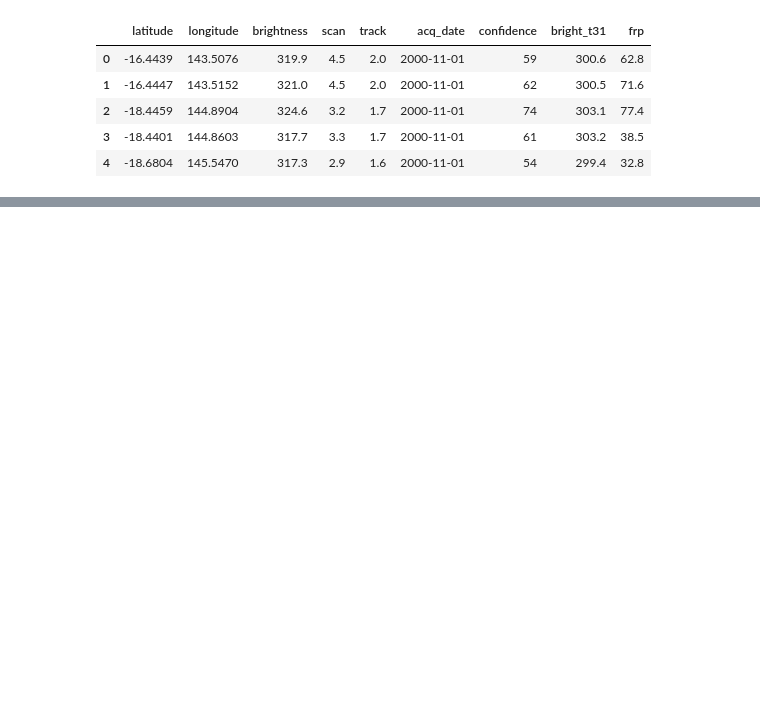
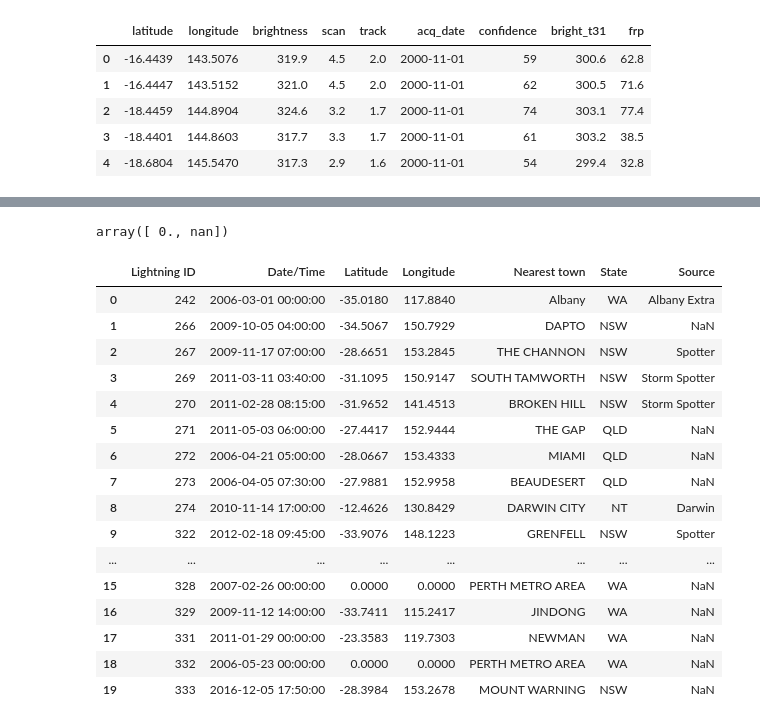
Before and after one commit to johannas/AustralienFiresFromSpace_Schoeggl_Vorauer, a Jupyter notebook: Notebooks/data_cleaning.ipynb, the cells around one changed output, grey strips where cells are left out. Drawn from its saved outputs; the diff is of its cells as text; code cells hidden in the pictures; blank space fills up the shorter version.

```diff
--- a/Notebooks/data_cleaning.ipynb
+++ b/Notebooks/data_cleaning.ipynb
@@ -14,0 +129,2 @@ allmodis.head()
+# %%
+lightning = pd.read_csv(r'..\Data\Raw\lightning.csv')
@@ -14,0 +160,24 @@ allmodis.head()
+# %%
+lightning['Number of deaths'].unique()
+# %% [output]
+array([ 0., nan])
+# %%
+lightning.drop(['Unnamed: 15', 'Power line deaths', 'Number of injuries', 'Number of deaths', 'Insurance payout', 'Damage total', 'Flash rate', 'Max current', 'Severity confidence description'], 1)
+# %% [output]
+|  | Lightning ID | Date/Time | Latitude | Longitude | Nearest town | State | Source |
+| 0 | 242 | 2006-03-01 00:00:00 | -35.0180 | 117.8840 | Albany | WA | Albany Extra |
+| 1 | 266 | 2009-10-05 04:00:00 | -34.5067 | 150.7929 | DAPTO | NSW | NaN |
+| 2 | 267 | 2009-11-17 07:00:00 | -28.6651 | 153.2845 | THE CHANNON | NSW | Spotter |
+| 3 | 269 | 2011-03-11 03:40:00 | -31.1095 | 150.9147 | SOUTH TAMWORTH | NSW | Storm Spotter |
+| 4 | 270 | 2011-02-28 08:15:00 | -31.9652 | 141.4513 | BROKEN HILL | NSW | Storm Spotter |
+| 5 | 271 | 2011-05-03 06:00:00 | -27.4417 | 152.9444 | THE GAP | QLD | NaN |
+| 6 | 272 | 2006-04-21 05:00:00 | -28.0667 | 153.4333 | MIAMI | QLD | NaN |
+| 7 | 273 | 2006-04-05 07:30:00 | -27.9881 | 152.9958 | BEAUDESERT | QLD | NaN |
+| 8 | 274 | 2010-11-14 17:00:00 | -12.4626 | 130.8429 | DARWIN CITY | NT | Darwin |
+| 9 | 322 | 2012-02-18 09:45:00 | -33.9076 | 148.1223 | GRENFELL | NSW | Spotter |
+| ... | ... | ... | ... | ... | ... | ... | ... |
+| 15 | 328 | 2007-02-26 00:00:00 | 0.0000 | 0.0000 | PERTH METRO AREA | WA | NaN |
+| 16 | 329 | 2009-11-12 14:00:00 | -33.7411 | 115.2417 | JINDONG | WA | NaN |
+| 17 | 331 | 2011-01-29 00:00:00 | -23.3583 | 119.7303 | NEWMAN | WA | NaN |
+| 18 | 332 | 2006-05-23 00:00:00 | 0.0000 | 0.0000 | PERTH METRO AREA | WA | NaN |
+| 19 | 333 | 2016-12-05 17:50:00 | -28.3984 | 153.2678 | MOUNT WARNING | NSW | NaN |
```
Also changed, not shown: parts of 16 cells of this notebook, 6 other files.
